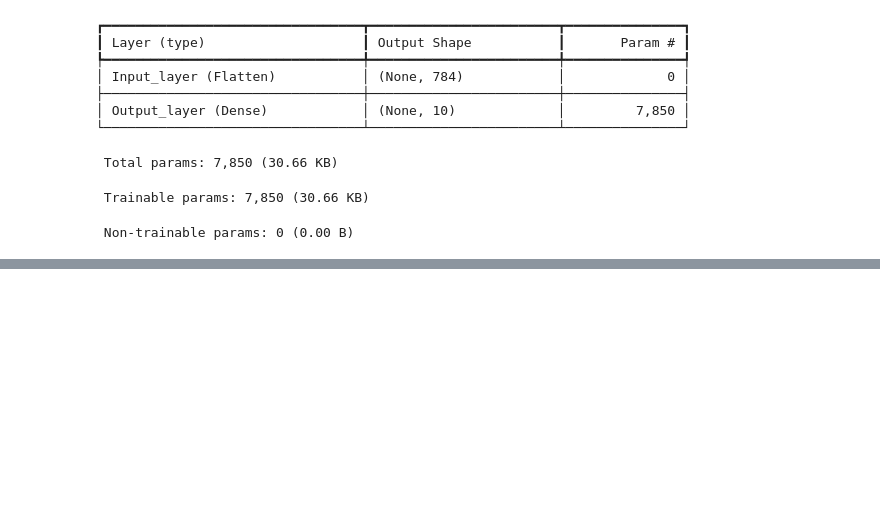
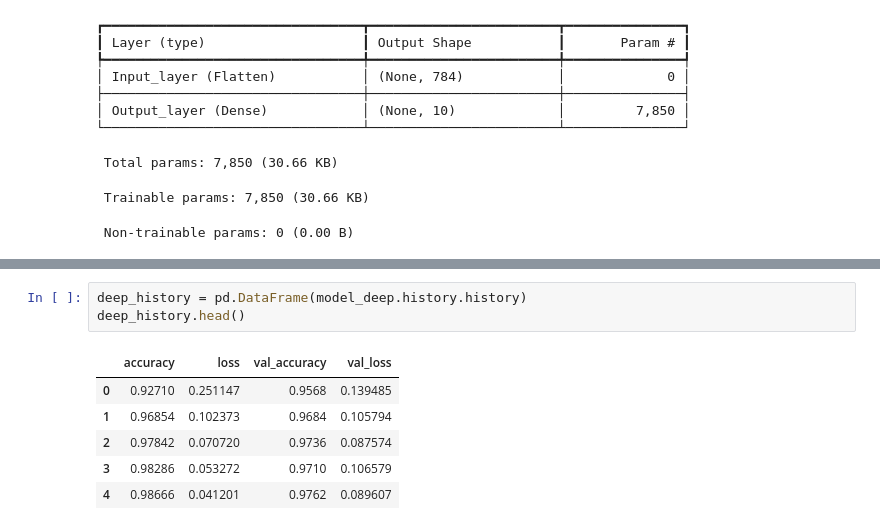
Before and after one commit to BrutalFrost/Artificial_Intelligence_Hampus_Erlandsson_OPA23, a Jupyter notebook: code_alongs/Lec08.ipynb, the cells around one changed output, grey strips where cells are left out. Cells and saved outputs as stored; diff of their text form; blank space fills up the shorter version.

```diff
--- a/code_alongs/Lec08.ipynb
+++ b/code_alongs/Lec08.ipynb
@@ -159,0 +262,10 @@ ValueError: Could not interpret loss identifier: sparse_categorial_crossentropy
+# %%
+deep_history = pd.DataFrame(model_deep.history.history)
+deep_history.head()
+# %% [output]
+|  | accuracy | loss | val_accuracy | val_loss |
+| 0 | 0.92710 | 0.251147 | 0.9568 | 0.139485 |
+| 1 | 0.96854 | 0.102373 | 0.9684 | 0.105794 |
+| 2 | 0.97842 | 0.070720 | 0.9736 | 0.087574 |
+| 3 | 0.98286 | 0.053272 | 0.9710 | 0.106579 |
+| 4 | 0.98666 | 0.041201 | 0.9762 | 0.089607 |
```
Also changed, not shown: parts of 18 cells of this notebook.
